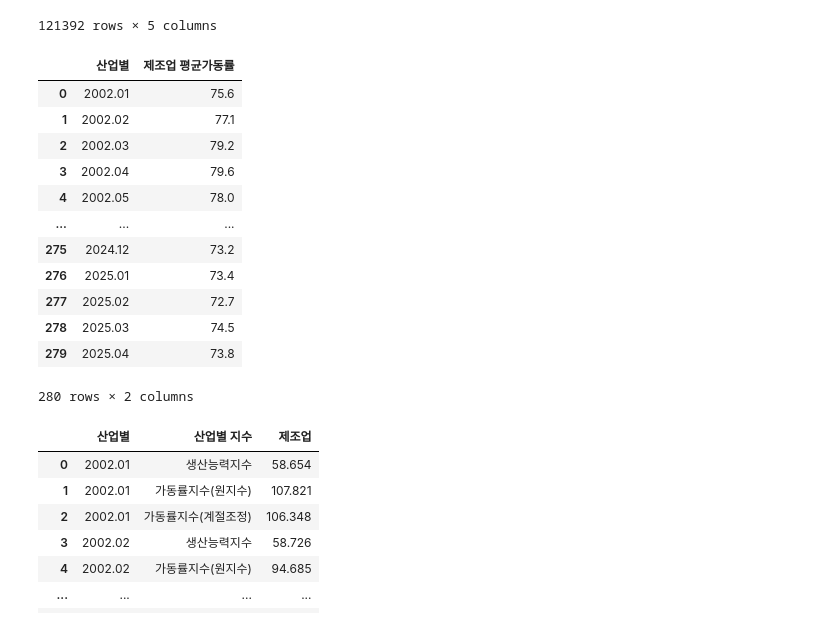
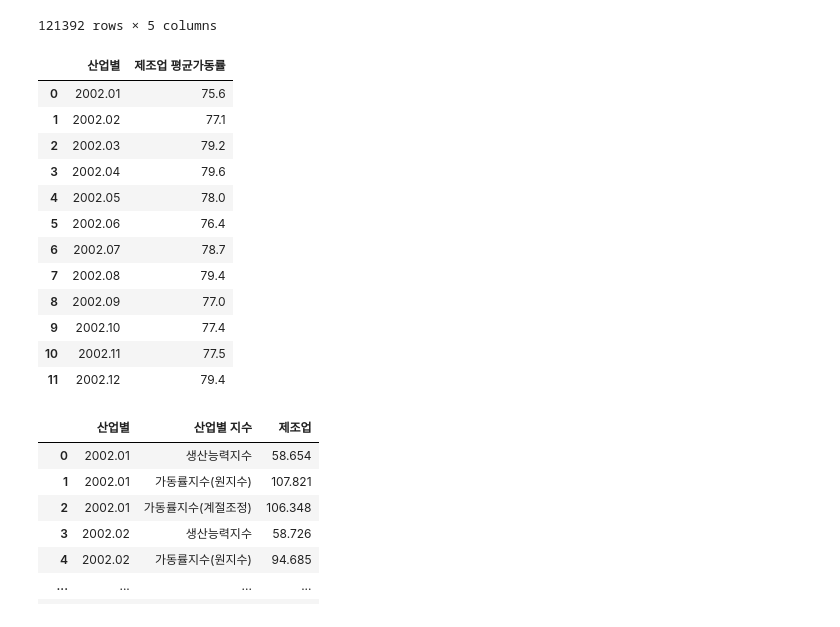
Before and after one commit to wlsgur1131/2_team_project, a Jupyter notebook: preprocessing/preprocessing.ipynb, the cells around one changed output. Drawn from its saved outputs; the diff is of its cells as text; code cells hidden in the pictures.

```diff
--- a/preprocessing/preprocessing.ipynb
+++ b/preprocessing/preprocessing.ipynb
@@ -111,21 +111,21 @@ processed_df
 121392 rows × 5 columns
 # %%
 rate_df = pd.read_excel('./제조업_평균가동률.xlsx')
-rate_df['산업별'] = rate_df['산업별'].astype('str')
-rate_df
+# rate_df['산업별'] = rate_df['산업별'].astype('str')
+rate_df.head(12)
 # %% [output]
 |  | 산업별 | 제조업 평균가동률 |
 | 0 | 2002.01 | 75.6 |
 | 1 | 2002.02 | 77.1 |
 | 2 | 2002.03 | 79.2 |
 | 3 | 2002.04 | 79.6 |
 | 4 | 2002.05 | 78.0 |
-| ... | ... | ... |
-| 275 | 2024.12 | 73.2 |
-| 276 | 2025.01 | 73.4 |
-| 277 | 2025.02 | 72.7 |
-| 278 | 2025.03 | 74.5 |
-| 279 | 2025.04 | 73.8 |
+| 5 | 2002.06 | 76.4 |
+| 6 | 2002.07 | 78.7 |
+| 7 | 2002.08 | 79.4 |
+| 8 | 2002.09 | 77.0 |
+| 9 | 2002.10 | 77.4 |
+| 10 | 2002.11 | 77.5 |
+| 11 | 2002.12 | 79.4 |
-280 rows × 2 columns
 # %%
 rate_index_df = pd.read_excel('./제조업_생산능력_및_가동률지수(2020=100).xlsx')
```
Also changed, not shown: parts of 2 cells of this notebook.
